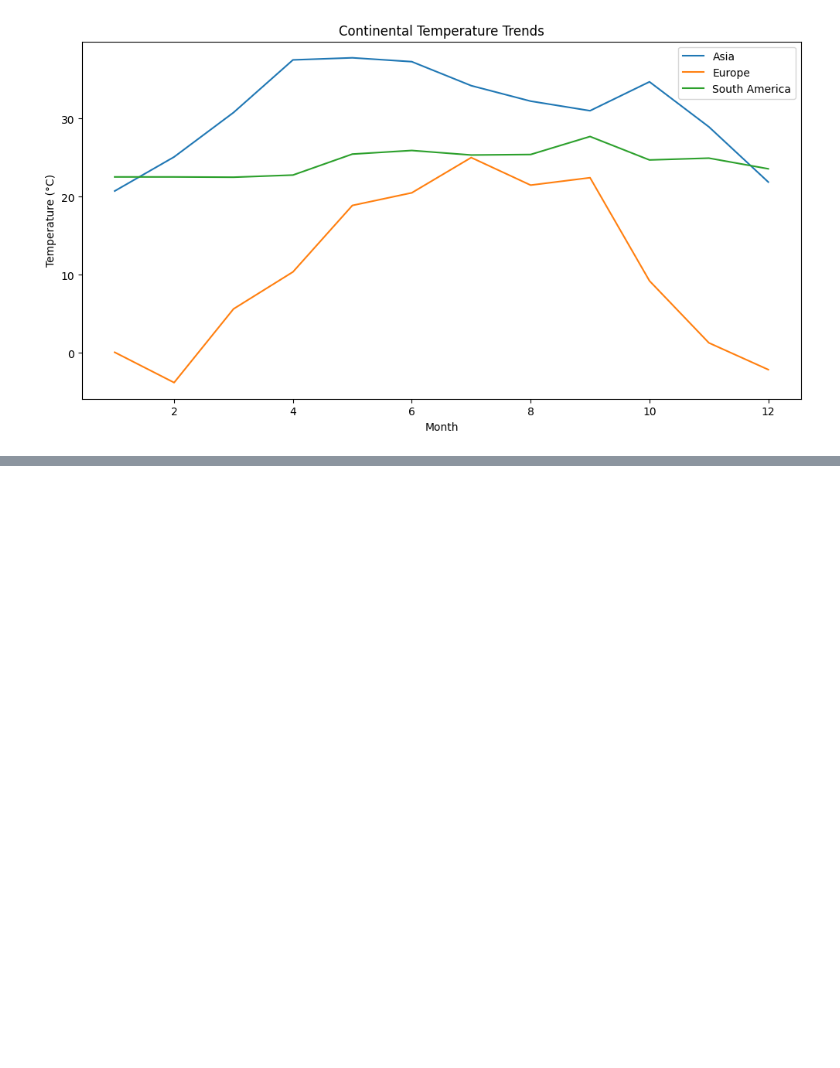
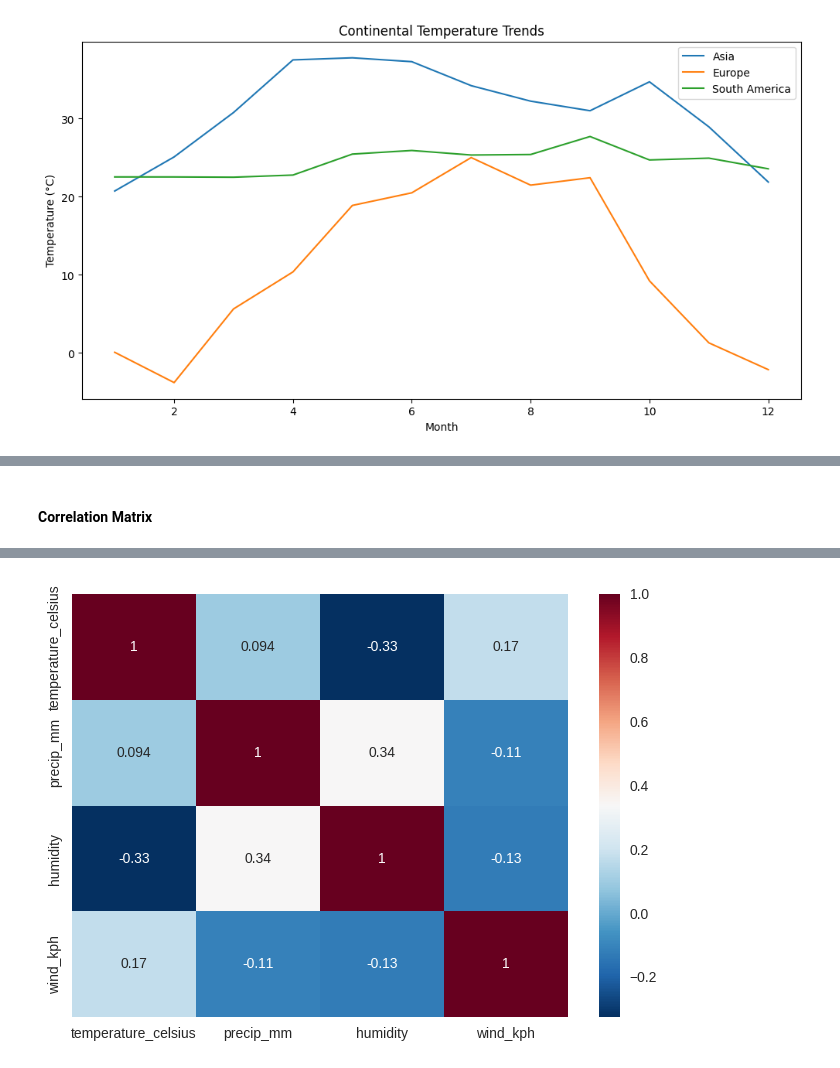
Before and after one commit to 23241a6749/DV-Climatescope-SAI-MOHANEESH-NEELA, a Jupyter notebook: ClimateScope.ipynb, the cells around one changed output, grey strips where cells are left out. Saved outputs shown, nothing was run; the diff lists cells and outputs as text; code cells hidden in the pictures; blank space fills up the shorter version.

```diff
--- a/ClimateScope.ipynb
+++ b/ClimateScope.ipynb
@@ -404,0 +1561,78 @@ fig.show()
+# %%
+# Milestone 4 Colab Notebook: Finalization, Testing & Reporting
+
+# Cell 1: Install Dependencies
+!pip install pandas plotly ipywidgets seaborn
+
+# Cell 2: Imports
+import pandas as pd
+import numpy as np
+import plotly.express as px
+import seaborn as sns
+import time
+from IPython.display import display, HTML
+
+# Cell 3: Load & Prepare Data
+df = pd.read_csv('monthly_weather_aggregated.csv')
+df['year']  = df['year_month'].str.split('-').str[0].astype(int)
+df['month'] = df['year_month'].str.split('-').str[1].astype(int)
+df['date']  = pd.to_datetime(df['year_month'] + '-01')
+display(df.head())
+
+# Cell 4: Functionality Testing
+def test_filters(countries, var, yr_min, yr_max):
+    sel = df[(df.country.isin(countries)) & (df.year.between(yr_min, yr_max))]
+    assert not sel.empty, "Filter returned empty DataFrame"
+    print("✅ Filter test passed")
+
+test_filters(['India','USA'], 'temperature_celsius', 2024, 2025)
+
+# Cell 5: Performance Testing
+start = time.time()
+agg = df.groupby('country')['temperature_celsius'].mean()
+print("⏱️ Aggregation time: %.3fs" % (time.time() - start))
+
+# Cell 6: Trend Summary Extraction
+trend_summary = []
+for country in ['India','USA','China']:
+    data = df[df.country==country].groupby('year')['temperature_celsius'].mean()
+    if len(data)>1:
+        slope = np.polyfit(data.index, data.values, 1)[0]
+        trend_summary.append({'country':country, 'temp_trend_per_year':slope})
+trend_df = pd.DataFrame(trend_summary)
+trend_df.to_csv('trend_summary.csv', index=False)
+display(trend_df)
+
+# Cell 7: Extreme Events Summary
+high_pct = df['temperature_celsius'].quantile(0.95)
+low_pct  = df['temperature_celsius'].quantile(0.05)
+high_count = len(df[df['temperature_celsius']>=high_pct])
+low_count  = len(df[df['temperature_celsius']<=low_pct])
+extreme_df = pd.DataFrame([{'high_extremes':high_count, 'low_extremes':low_count}])
+extreme_df.to_csv('extreme_summary.csv', index=False)
+display(extreme_df)
+
+# Cell 8: Correlation & Distribution Quick Checks
+corr = df[['temperature_celsius','precip_mm','humidity','wind_kph']].corr()
+sns.heatmap(corr, annot=True, cmap='RdBu_r')
+display(HTML("<h4>Correlation Matrix</h4>"))
+display(corr)
+
+# Cell 9: Seasonal Pattern Summary
+seasonal = df.groupby('month')['temperature_celsius'].mean().reset_index()
+seasonal['month_name'] = seasonal['month'].map({1:'Jan',2:'Feb',3:'Mar',4:'Apr',5:'May',6:'Jun',
+                                                7:'Jul',8:'Aug',9:'Sep',10:'Oct',11:'Nov',12:'Dec'})
+fig = px.bar(seasonal, x='month_name', y='temperature_celsius', title='Avg Temp by Month')
+fig.show()
+
+# Cell 10: Generate Test Report Summary
+display(HTML(f"""
+<h2>Milestone 4: Test & Summary Report</h2>
+<ul>
+  <li>Functionality Test: <b>Passed</b></li>
+  <li>Aggregation Time: <b>{time.time() - start:.3f}s</b></li>
+  <li>Trend Summary: <a href="trend_summary.csv">Download CSV</a></li>
+  <li>Extreme Summary: <a href="extreme_summary.csv">Download CSV</a></li>
+</ul>
+"""))
+# %% [output]
@@ -404,0 +1669 @@ fig.show()
+Correlation Matrix
@@ -404,0 +1681 @@ fig.show()
+[figure, added]
```
Also changed, not shown: parts of 13 cells of this notebook.
